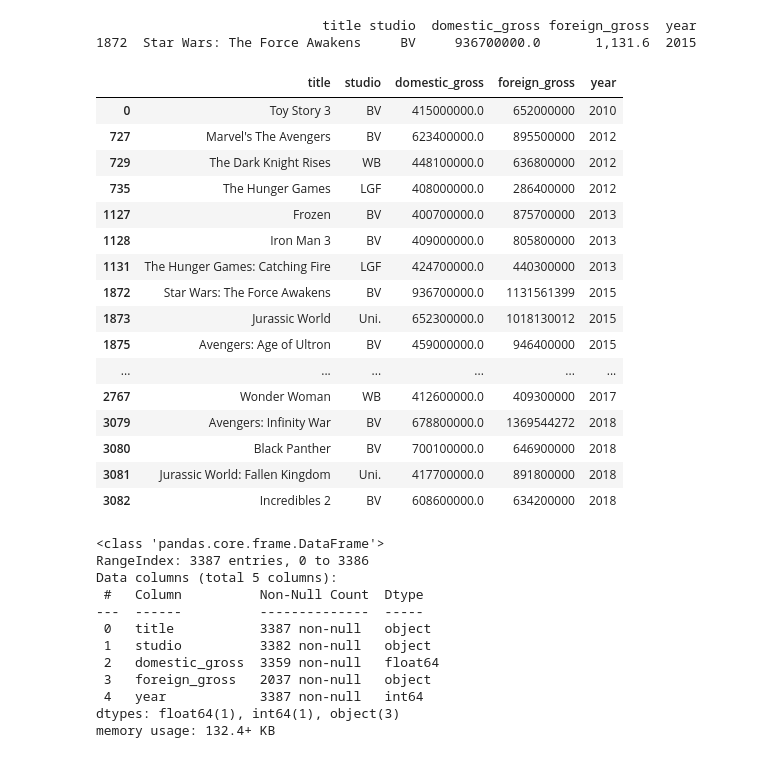
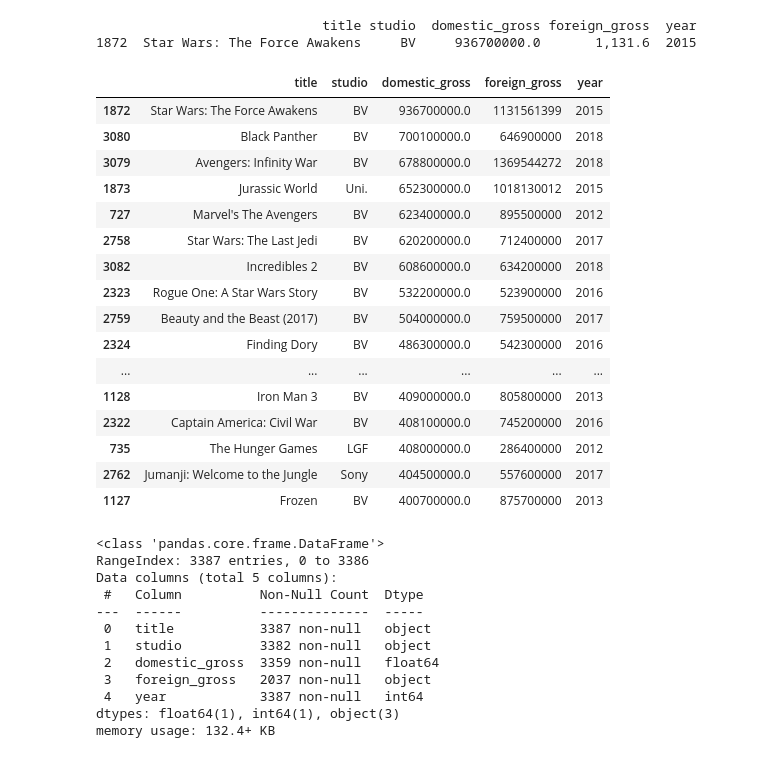
Before and after one commit to aharri123/dsc-phase-1-project-v2-4, a Jupyter notebook: student.ipynb, the cells around one changed output. Cells and saved outputs as stored; diff of their text form; code cells hidden in the pictures.

```diff
--- a/student.ipynb
+++ b/student.ipynb
@@ -30,26 +32,26 @@ df.loc[2760, 'foreign_gross'] =  1009996733
 # %%
 #Let's find the top grossing movies that made at least 400000000 in the domestic box office.
 
 df_range = df.loc[(df['domestic_gross'] > 400000000.0) & (df['domestic_gross'] <= 936700000.0)]
-df_range
+df_range.sort_values(by = ['domestic_gross'], ascending = False).head(50)
 # %% [output]
 |  | title | studio | domestic_gross | foreign_gross | year |
-| 0 | Toy Story 3 | BV | 415000000.0 | 652000000 | 2010 |
+| 1872 | Star Wars: The Force Awakens | BV | 936700000.0 | 1131561399 | 2015 |
+| 3080 | Black Panther | BV | 700100000.0 | 646900000 | 2018 |
+| 3079 | Avengers: Infinity War | BV | 678800000.0 | 1369544272 | 2018 |
+| 1873 | Jurassic World | Uni. | 652300000.0 | 1018130012 | 2015 |
 | 727 | Marvel's The Avengers | BV | 623400000.0 | 895500000 | 2012 |
-| 729 | The Dark Knight Rises | WB | 448100000.0 | 636800000 | 2012 |
+| 2758 | Star Wars: The Last Jedi | BV | 620200000.0 | 712400000 | 2017 |
+| 3082 | Incredibles 2 | BV | 608600000.0 | 634200000 | 2018 |
+| 2323 | Rogue One: A Star Wars Story | BV | 532200000.0 | 523900000 | 2016 |
+| 2759 | Beauty and the Beast (2017) | BV | 504000000.0 | 759500000 | 2017 |
+| 2324 | Finding Dory | BV | 486300000.0 | 542300000 | 2016 |
+| ... | ... | ... | ... | ... | ... |
+| 1128 | Iron Man 3 | BV | 409000000.0 | 805800000 | 2013 |
+| 2322 | Captain America: Civil War | BV | 408100000.0 | 745200000 | 2016 |
 | 735 | The Hunger Games | LGF | 408000000.0 | 286400000 | 2012 |
+| 2762 | Jumanji: Welcome to the Jungle | Sony | 404500000.0 | 557600000 | 2017 |
 | 1127 | Frozen | BV | 400700000.0 | 875700000 | 2013 |
-| 1128 | Iron Man 3 | BV | 409000000.0 | 805800000 | 2013 |
-| 1131 | The Hunger Games: Catching Fire | LGF | 424700000.0 | 440300000 | 2013 |
-| 1872 | Star Wars: The Force Awakens | BV | 936700000.0 | 1131561399 | 2015 |
-| 1873 | Jurassic World | Uni. | 652300000.0 | 1018130012 | 2015 |
-| 1875 | Avengers: Age of Ultron | BV | 459000000.0 | 946400000 | 2015 |
-| ... | ... | ... | ... | ... | ... |
-| 2767 | Wonder Woman | WB | 412600000.0 | 409300000 | 2017 |
-| 3079 | Avengers: Infinity War | BV | 678800000.0 | 1369544272 | 2018 |
-| 3080 | Black Panther | BV | 700100000.0 | 646900000 | 2018 |
-| 3081 | Jurassic World: Fallen Kingdom | Uni. | 417700000.0 | 891800000 | 2018 |
-| 3082 | Incredibles 2 | BV | 608600000.0 | 634200000 | 2018 |
 # %%
 #let's look at the highest foreign grossing movie.
 # But before that, we need to manipulate some data
```
Also changed, not shown: parts of 8 cells of this notebook, 1 other file.
